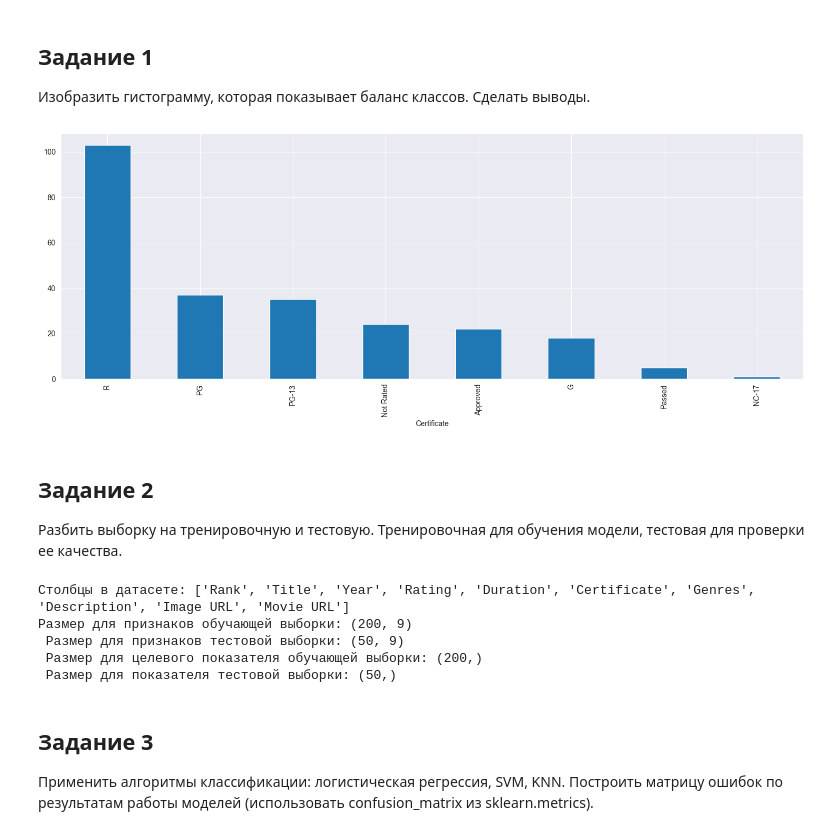
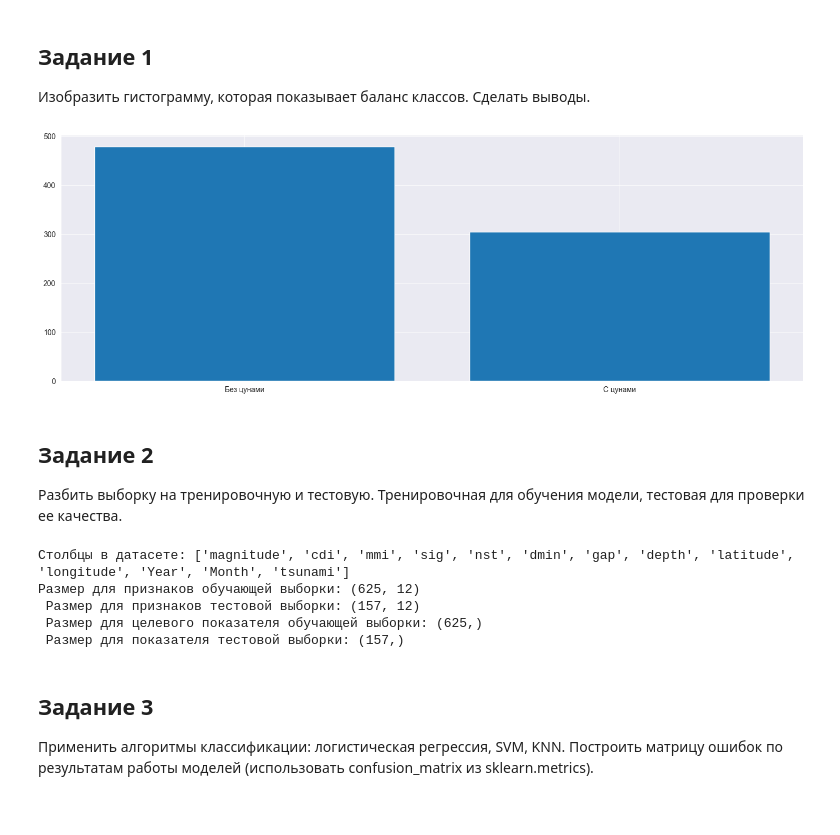
Before and after one commit to shok1i/Seventh-semester, a Jupyter notebook: BigData/PythonProject/PR2/PR5.ipynb, the cells around one changed output. Saved outputs shown, nothing was run; the diff lists cells and outputs as text; code cells hidden in the pictures.

Commit message:
BigData (ProjectFile) PR5 Done

```diff
--- a/BigData/PythonProject/PR2/PR5.ipynb
+++ b/BigData/PythonProject/PR2/PR5.ipynb
@@ -22,24 +23,28 @@ Import time: 0.0003733634948730469
 ## Задание 1
 Изобразить гистограмму, которая показывает баланс классов. Сделать выводы.
 # %%
-data = pd.read_csv('PR5/imdb_top_movies.csv', sep=',')
+data = pd.read_csv('PR5/earthquake_data_tsunami.csv', sep=',')
 
 plt.figure(figsize=(18, 6))
-data['Certificate'].value_counts().plot(kind='bar')
+
+class_counts = data['tsunami'].value_counts()
+class_labels = ['Без цунами', 'С цунами']
+
+plt.bar(class_labels, class_counts.values)
 plt.show()
 # %% [output]
-[figure, old version]
+[figure, new version]
 # %% [markdown]
 ## Задание 2
 Разбить выборку на тренировочную и тестовую. Тренировочная для обучения модели, тестовая для проверки ее качества.
 # %%
-data = pd.read_csv('PR5/imdb_top_movies.csv', sep=',')
+data = pd.read_csv('PR5/earthquake_data_tsunami.csv', sep=',')
 
 print("Столбцы в датасете:", data.columns.tolist())
 
-predictors = data.drop(columns=["Certificate"])
+predictors = data.drop(columns=["tsunami"])
 
-target = data["Certificate"]
+target = data["tsunami"]
 
 x_train, x_test, y_train, y_test = train_test_split(
     predictors,
@@ -54,11 +59,11 @@ print("Размер для признаков обучающей выборки:
       "Размер для целевого показателя обучающей выборки:", y_train.shape, '\n',
       "Размер для показателя тестовой выборки:", y_test.shape)
 # %% [output]
-Столбцы в датасете: ['Rank', 'Title', 'Year', 'Rating', 'Duration', 'Certificate', 'Genres', 'Description', 'Image URL', 'Movie URL']
-Размер для признаков обучающей выборки: (200, 9)
- Размер для признаков тестовой выборки: (50, 9)
- Размер для целевого показателя обучающей выборки: (200,)
- Размер для показателя тестовой выборки: (50,)
+Столбцы в датасете: ['magnitude', 'cdi', 'mmi', 'sig', 'nst', 'dmin', 'gap', 'depth', 'latitude', 'longitude', 'Year', 'Month', 'tsunami']
+Размер для признаков обучающей выборки: (625, 12)
+ Размер для признаков тестовой выборки: (157, 12)
+ Размер для целевого показателя обучающей выборки: (625,)
+ Размер для показателя тестовой выборки: (157,)
 # %% [markdown]
 ## Задание 3
 Применить алгоритмы классификации: логистическая регрессия, SVM, KNN. Построить матрицу ошибок по результатам работы моделей (использовать confusion_matrix из sklearn.metrics).
```
Also changed, not shown: parts of 3 cells of this notebook, 2 other files.
